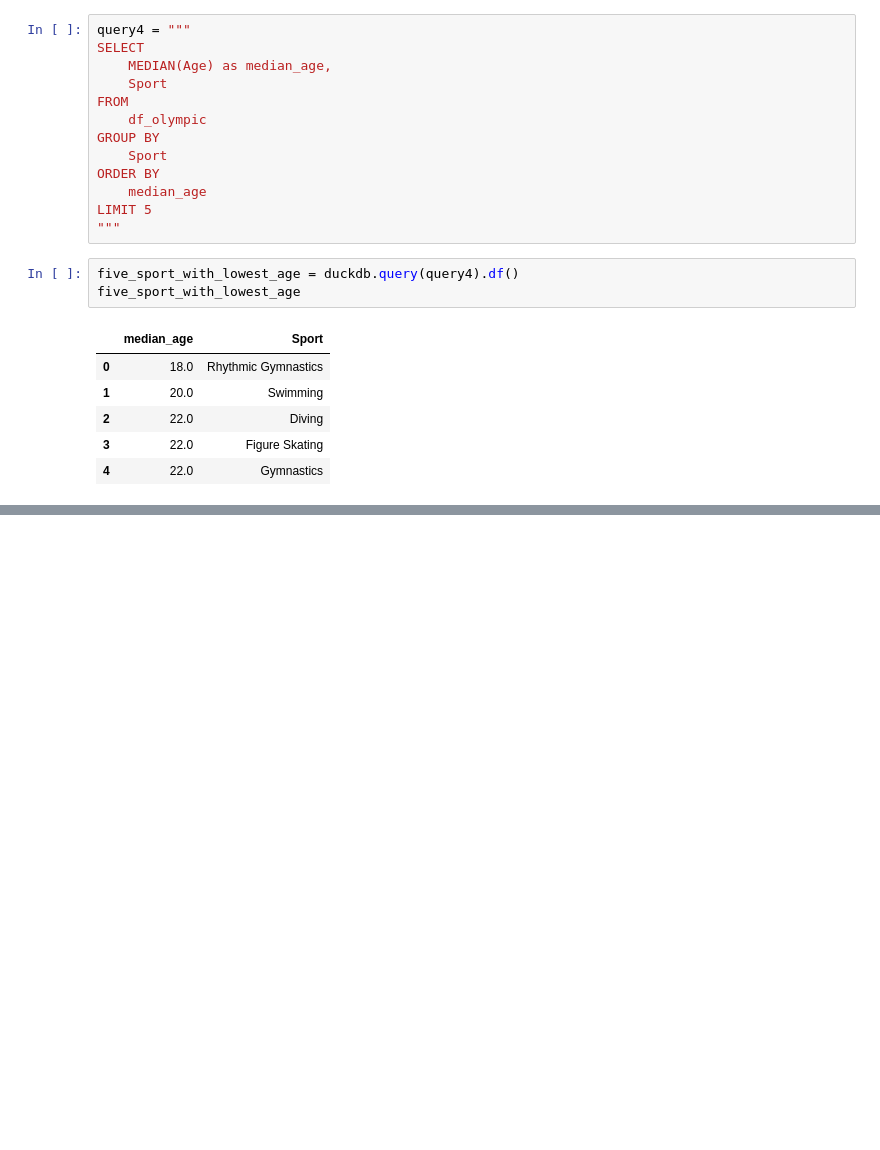
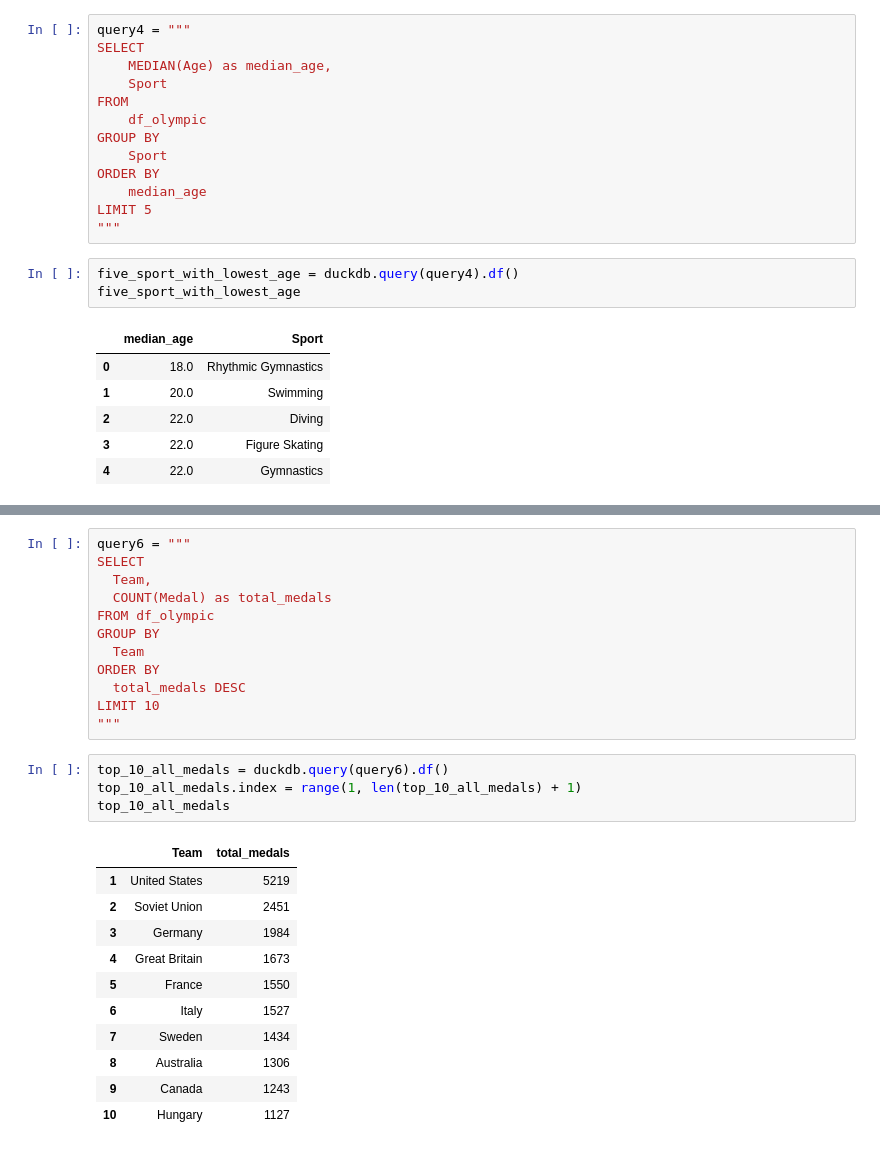
Before and after one commit to fredrikkron/data-platforms-fredrik-kron-de24, a Jupyter notebook: exercises/exercise_1.ipynb, the cells around one changed output, grey strips where cells are left out. Saved outputs shown, nothing was run; the diff lists cells and outputs as text; blank space fills up the shorter version.

```diff
--- a/exercises/exercise_1.ipynb
+++ b/exercises/exercise_1.ipynb
@@ -357,0 +404,28 @@ five_sport_with_lowest_age
+# %%
+query6 = """
+SELECT
+  Team,
+  COUNT(Medal) as total_medals
+FROM df_olympic
+GROUP BY
+  Team
+ORDER BY
+  total_medals DESC
+LIMIT 10
+"""
+# %%
+top_10_all_medals = duckdb.query(query6).df()
+top_10_all_medals.index = range(1, len(top_10_all_medals) + 1)
+top_10_all_medals
+# %% [output]
+|  | Team | total_medals |
+| 1 | United States | 5219 |
+| 2 | Soviet Union | 2451 |
+| 3 | Germany | 1984 |
+| 4 | Great Britain | 1673 |
+| 5 | France | 1550 |
+| 6 | Italy | 1527 |
+| 7 | Sweden | 1434 |
+| 8 | Australia | 1306 |
+| 9 | Canada | 1243 |
+| 10 | Hungary | 1127 |
```
Also changed, not shown: parts of 14 cells of this notebook.
